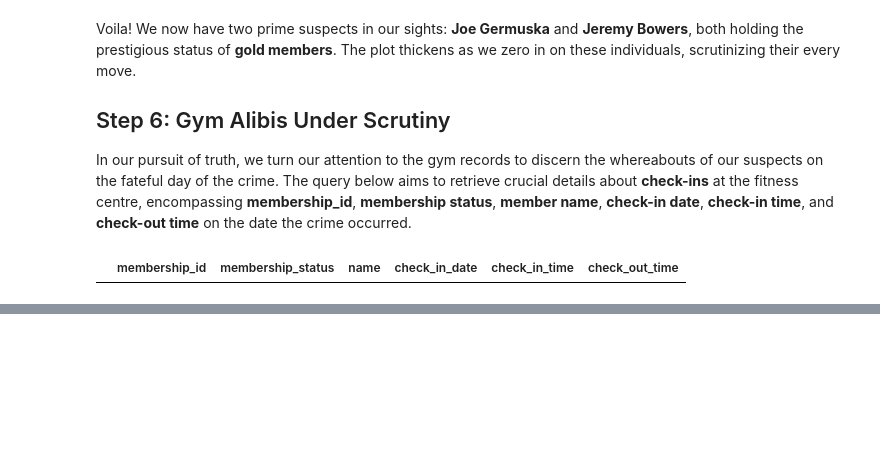
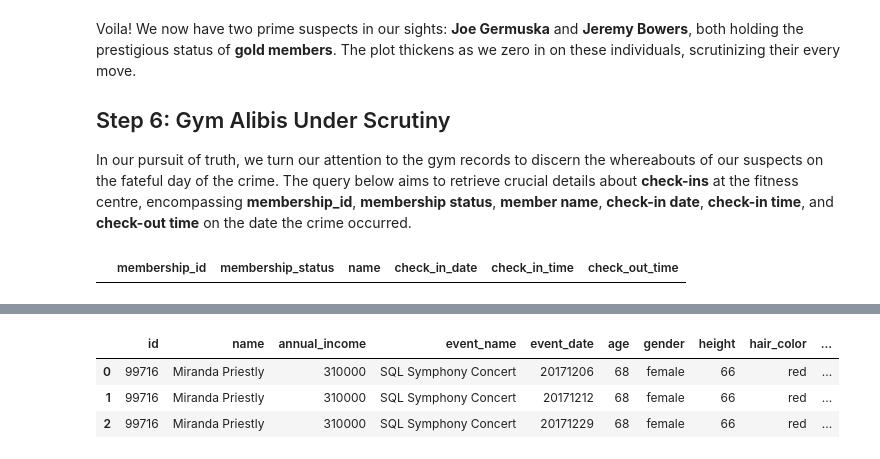
Before and after one commit to diogo-costa-silva/sql-murder-mystery, a Jupyter notebook: SQL_gabriel.ipynb, the cells around one changed output, grey strips where cells are left out. Saved outputs shown, nothing was run; the diff lists cells and outputs as text; code cells hidden in the pictures; blank space fills up the shorter version.

```diff
--- a/SQL_gabriel.ipynb
+++ b/SQL_gabriel.ipynb
@@ -234,0 +310,32 @@ pd.read_sql_query(step_6, con)
+# %%
+step_9 = '''
+  -- Use details of Jeremy's confession to track down the mastermind of the murder
+  SELECT p.id,
+        p.name,
+        i.annual_income,
+        f.event_name,
+        f.date AS event_date,
+        d.age,
+        d.gender,
+        d.height,
+        d.hair_color,
+        d.car_make,
+        d.car_model
+  FROM person p
+  JOIN drivers_license d ON p.license_id = d.id
+  JOIN income i ON p.ssn = i.ssn
+  JOIN facebook_event_checkin f ON p.id = f.person_id
+  WHERE d.hair_color = 'red'
+    AND f.event_name LIKE '%Symphon%'
+    AND d.gender = 'female'
+    AND d.car_make LIKE '%Tesl%'
+    AND d.car_model LIKE '%s%';
+'''
+
+#running the query
+pd.read_sql_query(step_9, con)
+# %% [output]
+|  | id | name | annual_income | event_name | event_date | age | gender | height | hair_color | ... |
+| 0 | 99716 | Miranda Priestly | 310000 | SQL Symphony Concert | 20171206 | 68 | female | 66 | red | ... |
+| 1 | 99716 | Miranda Priestly | 310000 | SQL Symphony Concert | 20171212 | 68 | female | 66 | red | ... |
+| 2 | 99716 | Miranda Priestly | 310000 | SQL Symphony Concert | 20171229 | 68 | female | 66 | red | ... |
```
Also changed, not shown: parts of 7 cells of this notebook.
